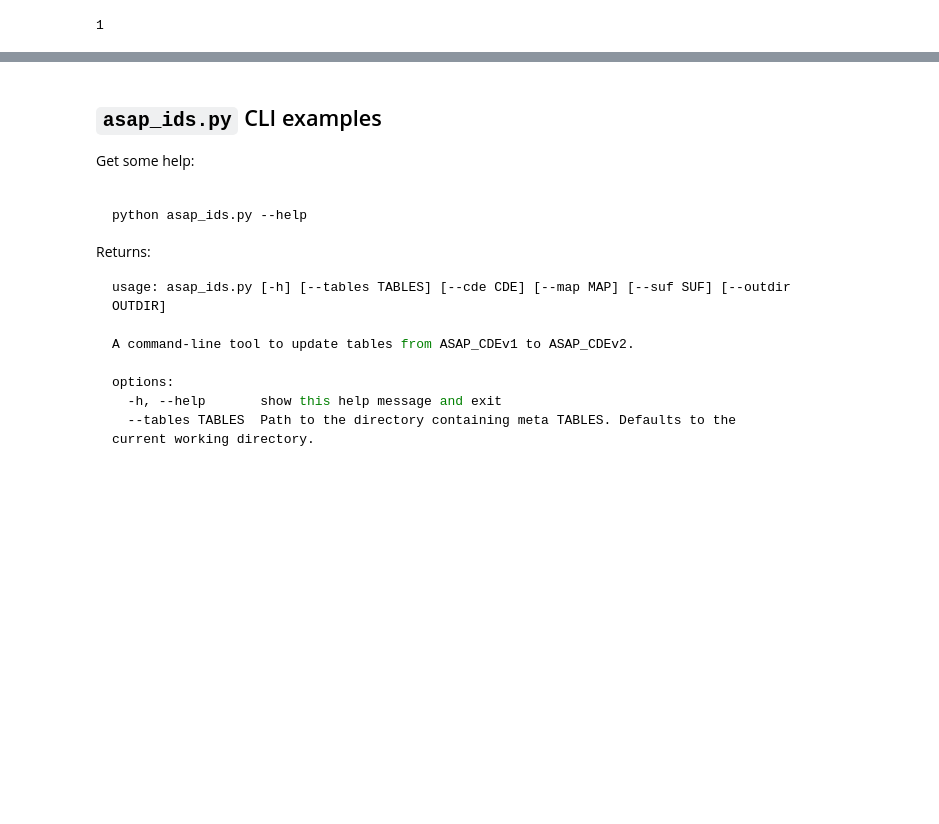
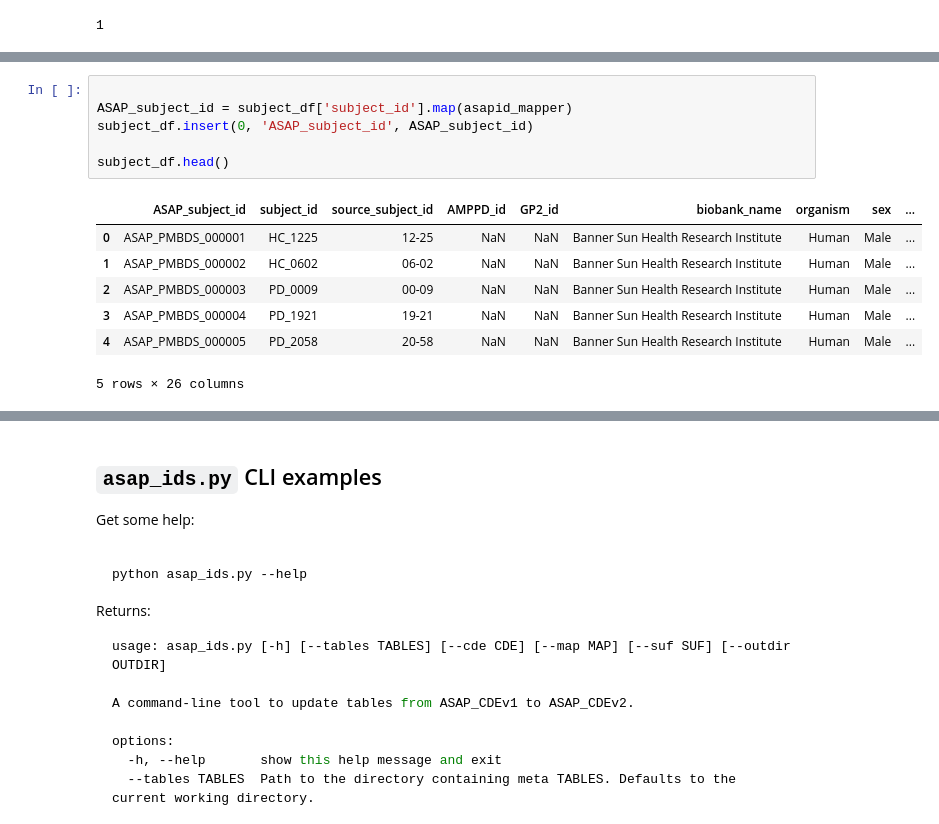
Before and after one commit to ergonyc/meta-clean, a Jupyter notebook: ASAP_ids.ipynb, the cells around one changed output, grey strips where cells are left out. Saved outputs shown, nothing was run; the diff lists cells and outputs as text; blank space fills up the shorter version.

```diff
--- a/ASAP_ids.ipynb
+++ b/ASAP_ids.ipynb
@@ -240,0 +421,14 @@ overwriting updated id_mapper to /Users/ergonyc/Projects/ASAP/meta-clean/ASAP_su
+# %%
+
+ASAP_subject_id = subject_df['subject_id'].map(asapid_mapper)
+subject_df.insert(0, 'ASAP_subject_id', ASAP_subject_id)
+
+subject_df.head()
+# %% [output]
+|  | ASAP_subject_id | subject_id | source_subject_id | AMPPD_id | GP2_id | biobank_name | organism | sex | ... |
+| 0 | ASAP_PMBDS_000001 | HC_1225 | 12-25 | NaN | NaN | Banner Sun Health Research Institute | Human | Male | ... |
+| 1 | ASAP_PMBDS_000002 | HC_0602 | 06-02 | NaN | NaN | Banner Sun Health Research Institute | Human | Male | ... |
+| 2 | ASAP_PMBDS_000003 | PD_0009 | 00-09 | NaN | NaN | Banner Sun Health Research Institute | Human | Male | ... |
+| 3 | ASAP_PMBDS_000004 | PD_1921 | 19-21 | NaN | NaN | Banner Sun Health Research Institute | Human | Male | ... |
+| 4 | ASAP_PMBDS_000005 | PD_2058 | 20-58 | NaN | NaN | Banner Sun Health Research Institute | Human | Male | ... |
+5 rows × 26 columns
```
Also changed, not shown: parts of 21 cells of this notebook, 3 other files.
